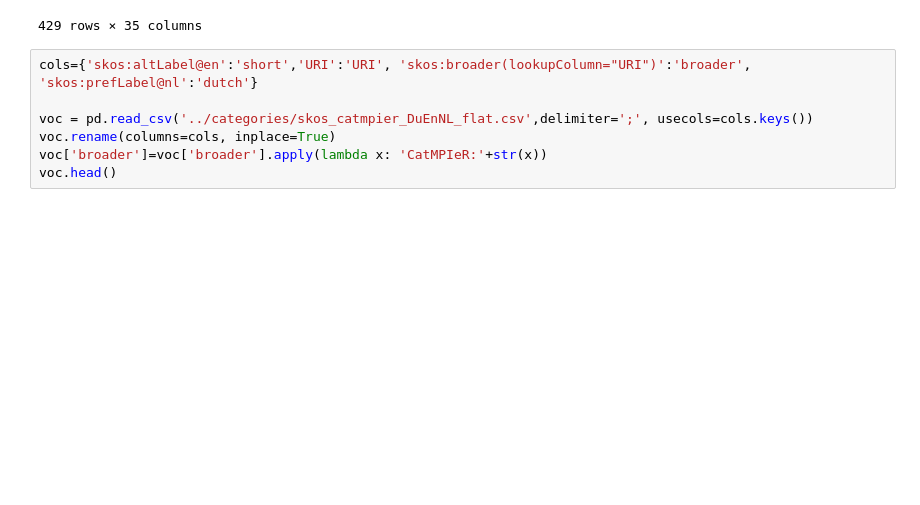
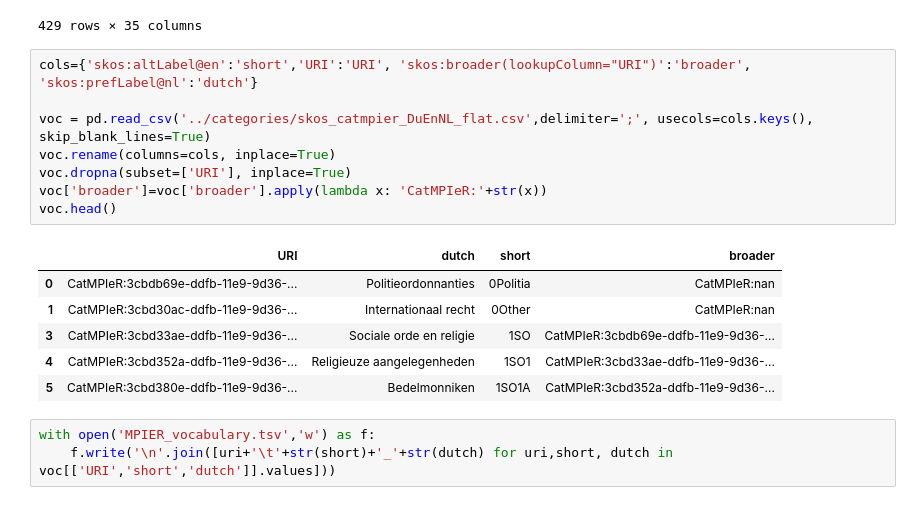
Before and after one commit to KBNLresearch/EntangledHistories, a Jupyter notebook: CompareToGT.ipynb, the cells around one changed output. Cells and saved outputs as stored; diff of their text form; blank space fills up the shorter version.

```diff
--- a/CompareToGT.ipynb
+++ b/CompareToGT.ipynb
@@ -178,9 +181,20 @@ merged_3
 # %%
 cols={'skos:altLabel@en':'short','URI':'URI', 'skos:broader(lookupColumn="URI")':'broader', 'skos:prefLabel@nl':'dutch'}
 
-voc = pd.read_csv('../categories/skos_catmpier_DuEnNL_flat.csv',delimiter=';', usecols=cols.keys())
+voc = pd.read_csv('../categories/skos_catmpier_DuEnNL_flat.csv',delimiter=';', usecols=cols.keys(), skip_blank_lines=True)
 voc.rename(columns=cols, inplace=True)
+voc.dropna(subset=['URI'], inplace=True)
 voc['broader']=voc['broader'].apply(lambda x: 'CatMPIeR:'+str(x))
 voc.head()
+# %% [output]
+|  | URI | dutch | short | broader |
+| 0 | CatMPIeR:3cbdb69e-ddfb-11e9-9d36-... | Politieordonnanties | 0Politia | CatMPIeR:nan |
+| 1 | CatMPIeR:3cbd30ac-ddfb-11e9-9d36-... | Internationaal recht | 0Other | CatMPIeR:nan |
+| 3 | CatMPIeR:3cbd33ae-ddfb-11e9-9d36-... | Sociale orde en religie | 1SO | CatMPIeR:3cbdb69e-ddfb-11e9-9d36-... |
+| 4 | CatMPIeR:3cbd352a-ddfb-11e9-9d36-... | Religieuze aangelegenheden | 1SO1 | CatMPIeR:3cbd33ae-ddfb-11e9-9d36-... |
+| 5 | CatMPIeR:3cbd380e-ddfb-11e9-9d36-... | Bedelmonniken | 1SO1A | CatMPIeR:3cbd352a-ddfb-11e9-9d36-... |
+# %%
+with open('MPIER_vocabulary.tsv','w') as f:
+    f.write('\n'.join([uri+'\t'+str(short)+'_'+str(dutch) for uri,short, dutch in voc[['URI','short','dutch']].values]))
 # %%
 keynames = [n for n in merged_3.columns if 'CODEMPIER' in n]
```
Also changed, not shown: parts of 5 cells of this notebook.
